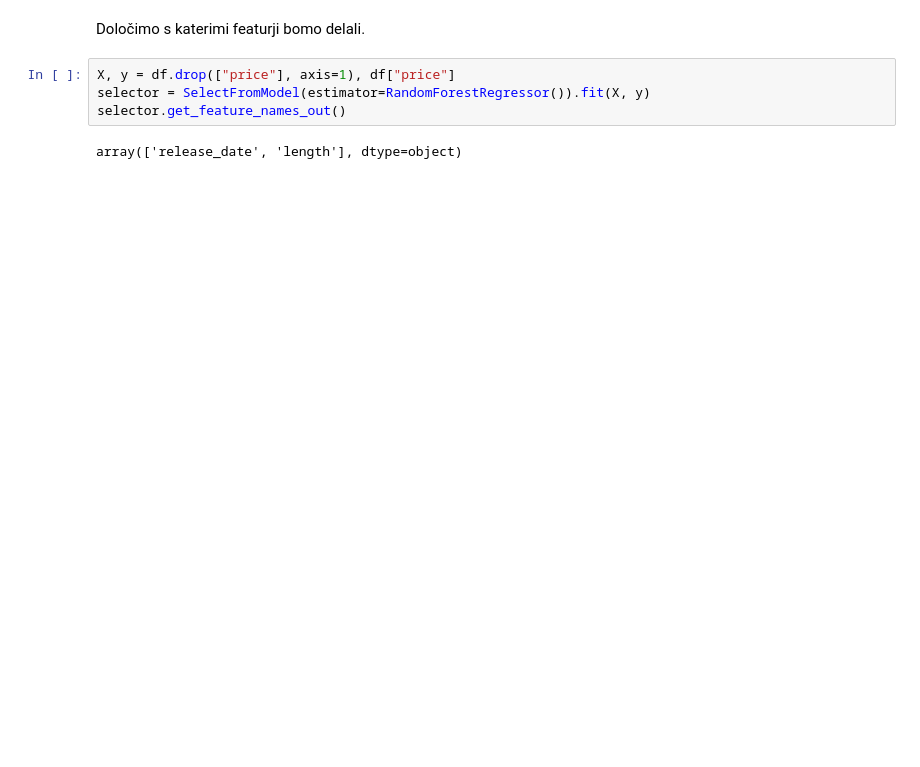
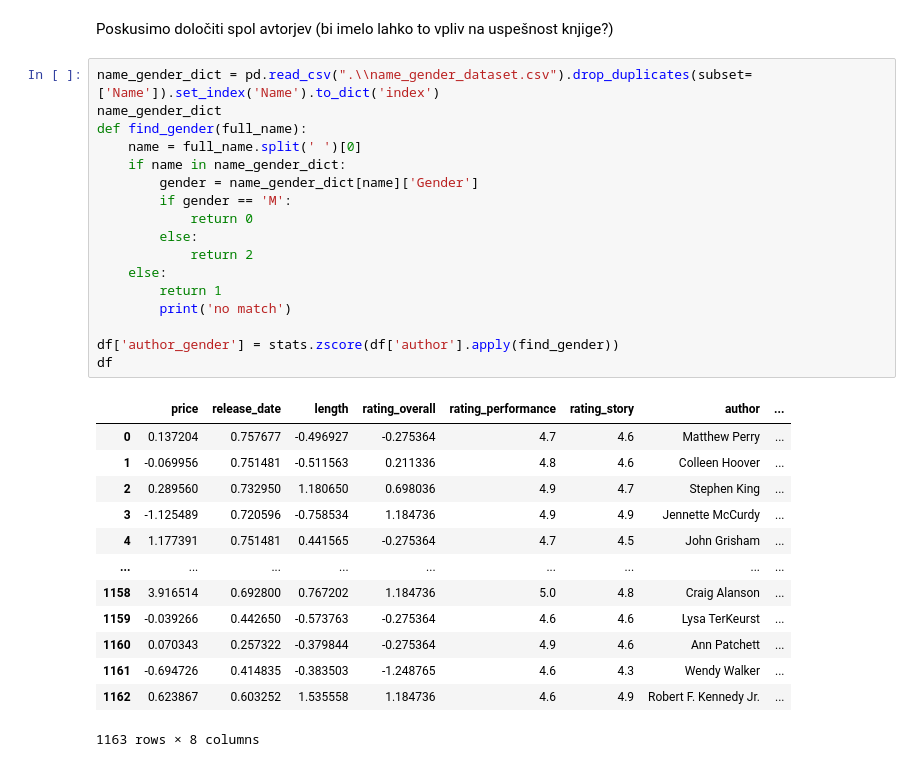
Before and after one commit to LanaP3/Projektna_naloga, a Jupyter notebook: predict_price.ipynb, the cells around one changed output. Saved outputs shown, nothing was run; the diff lists cells and outputs as text; blank space fills up the shorter version.

```diff
--- a/predict_price.ipynb
+++ b/predict_price.ipynb
@@ -57,9 +49,34 @@ df
-# %% [markdown]
-Določimo s katerimi featurji bomo delali.
-# %%
-X, y = df.drop(["price"], axis=1), df["price"]
-selector = SelectFromModel(estimator=RandomForestRegressor()).fit(X, y)
-selector.get_feature_names_out()
-# %% [output]
-array(['release_date', 'length'], dtype=object)
+# %% [markdown]
+Poskusimo določiti spol avtorjev (bi imelo lahko to vpliv na uspešnost knjige?)
+# %%
+name_gender_dict = pd.read_csv(".\\name_gender_dataset.csv").drop_duplicates(subset=['Name']).set_index('Name').to_dict('index')
+name_gender_dict
+def find_gender(full_name):
+    name = full_name.split(' ')[0]
+    if name in name_gender_dict:
+        gender = name_gender_dict[name]['Gender']
+        if gender == 'M':
+            return 0
+        else:
+            return 2
+    else:
+        return 1
+        print('no match')
+
+df['author_gender'] = stats.zscore(df['author'].apply(find_gender))
+df
+# %% [output]
+|  | price | release_date | length | rating_overall | rating_performance | rating_story | author | ... |
+| 0 | 0.137204 | 0.757677 | -0.496927 | -0.275364 | 4.7 | 4.6 | Matthew Perry | ... |
+| 1 | -0.069956 | 0.751481 | -0.511563 | 0.211336 | 4.8 | 4.6 | Colleen Hoover | ... |
+| 2 | 0.289560 | 0.732950 | 1.180650 | 0.698036 | 4.9 | 4.7 | Stephen King | ... |
+| 3 | -1.125489 | 0.720596 | -0.758534 | 1.184736 | 4.9 | 4.9 | Jennette McCurdy | ... |
+| 4 | 1.177391 | 0.751481 | 0.441565 | -0.275364 | 4.7 | 4.5 | John Grisham | ... |
+| ... | ... | ... | ... | ... | ... | ... | ... | ... |
+| 1158 | 3.916514 | 0.692800 | 0.767202 | 1.184736 | 5.0 | 4.8 | Craig Alanson | ... |
+| 1159 | -0.039266 | 0.442650 | -0.573763 | -0.275364 | 4.6 | 4.6 | Lysa TerKeurst | ... |
+| 1160 | 0.070343 | 0.257322 | -0.379844 | -0.275364 | 4.9 | 4.6 | Ann Patchett | ... |
+| 1161 | -0.694726 | 0.414835 | -0.383503 | -1.248765 | 4.6 | 4.3 | Wendy Walker | ... |
+| 1162 | 0.623867 | 0.603252 | 1.535558 | 1.184736 | 4.6 | 4.9 | Robert F. Kennedy Jr. | ... |
+1163 rows × 8 columns
 # %% [markdown]
```
Also changed, not shown: parts of 12 cells of this notebook, 6 other files.
